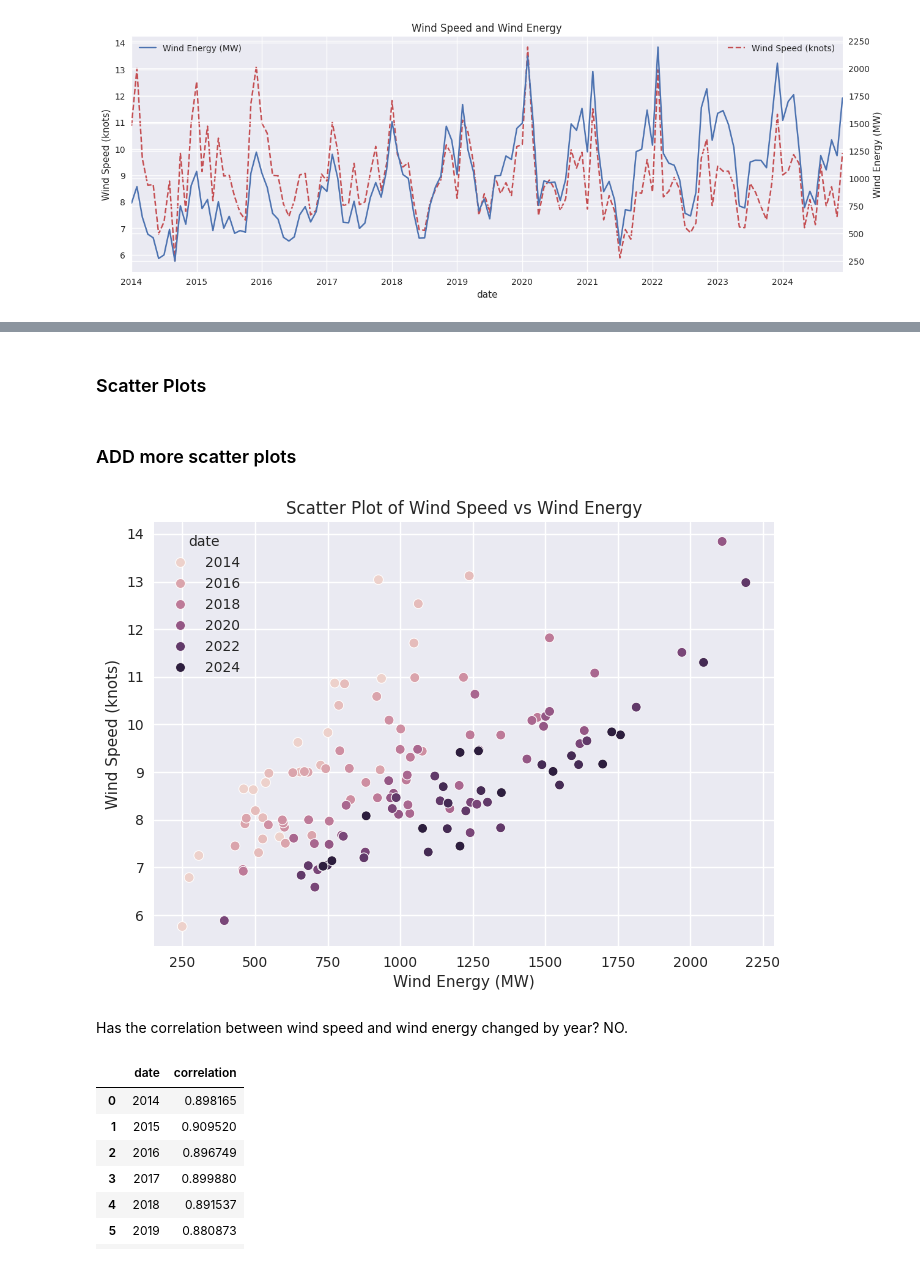
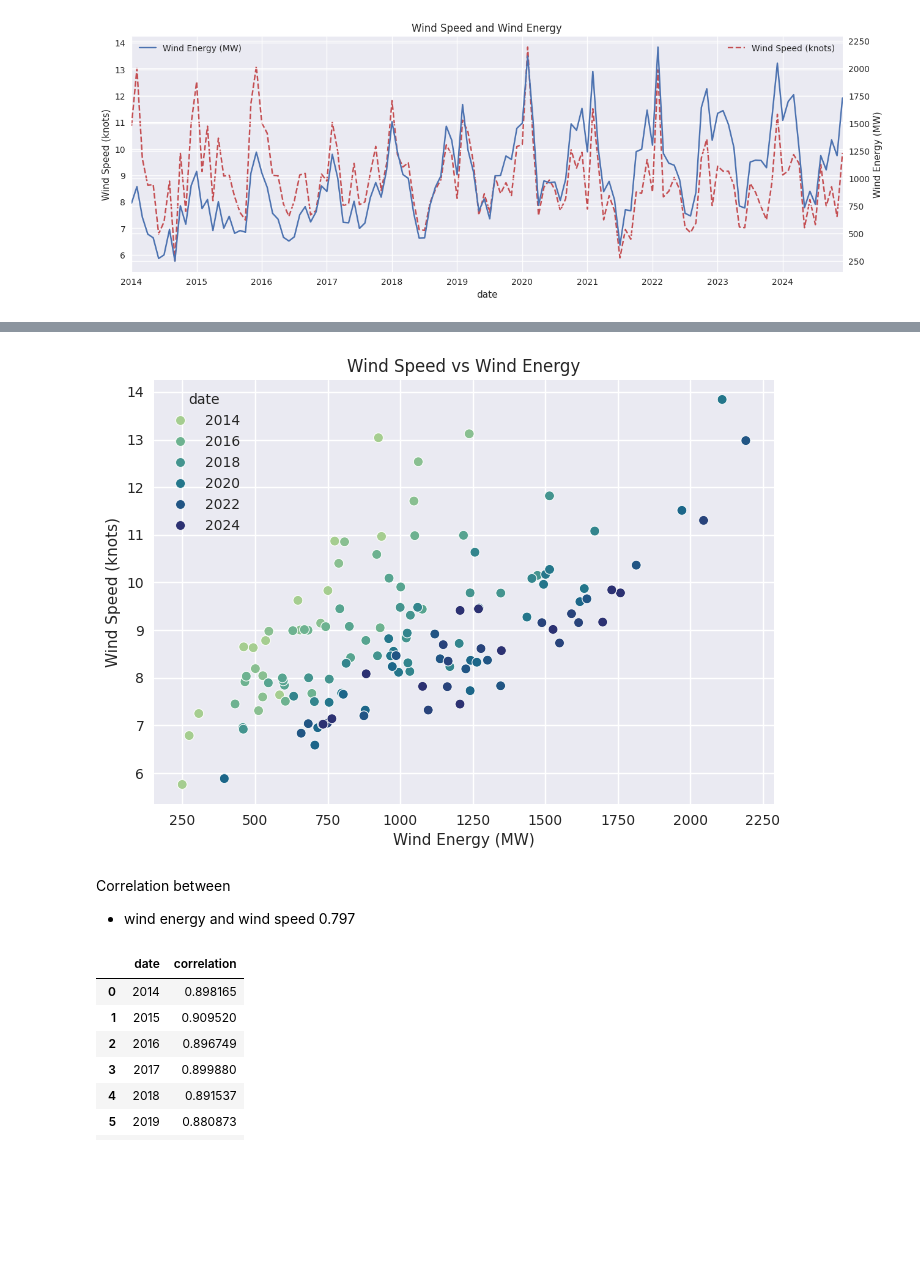
Before and after one commit to IreneKilgannon/PFDA, a Jupyter notebook: PFDA-project/wind_energy_analysis.ipynb, the cells around one changed output, grey strips where cells are left out. Cells and saved outputs as stored; diff of their text form; code cells hidden in the pictures; blank space fills up the shorter version.

Commit message:
editing and reviewing wind_energy_trends, investigate wind energy section, seasonal trends and machine learning

```diff
--- a/PFDA-project/wind_energy_analysis.ipynb
+++ b/PFDA-project/wind_energy_analysis.ipynb
@@ -479,20 +456,17 @@ for col in electricity_weather:
-# %% [markdown]
-### Scatter Plots
-# %% [markdown]
-### ADD more scatter plots
 # %%
 fig, ax = plt.subplots()
 sns.scatterplot(data = electricity_weather_monthly,
                 x= 'Wind Energy (MW)',
                 y = 'Wind Speed (knots)',
-                hue= electricity_weather_monthly.index.year
-                )
-plt.title('Scatter Plot of Wind Speed vs Wind Energy')
+                hue= electricity_weather_monthly.index.year,
+                palette= 'crest')
+plt.title('Wind Speed vs Wind Energy')
 plt.show()
 # %% [output]
-[figure, old version]
+[figure, new version]
-# %% [markdown]
-Has the correlation between wind speed and wind energy changed by year? NO.
+# %% [markdown]
+Correlation between
+* wind energy and wind speed 0.797
 # %%
 correlations = electricity_weather.groupby(electricity_weather.index.year).apply(lambda x: x['Wind Energy (MW)'].corr(x['Wind Speed (knots)']))
 correlations = correlations.reset_index(name='correlation')
```
Also changed, not shown: parts of 79 cells of this notebook, 5 other files.
